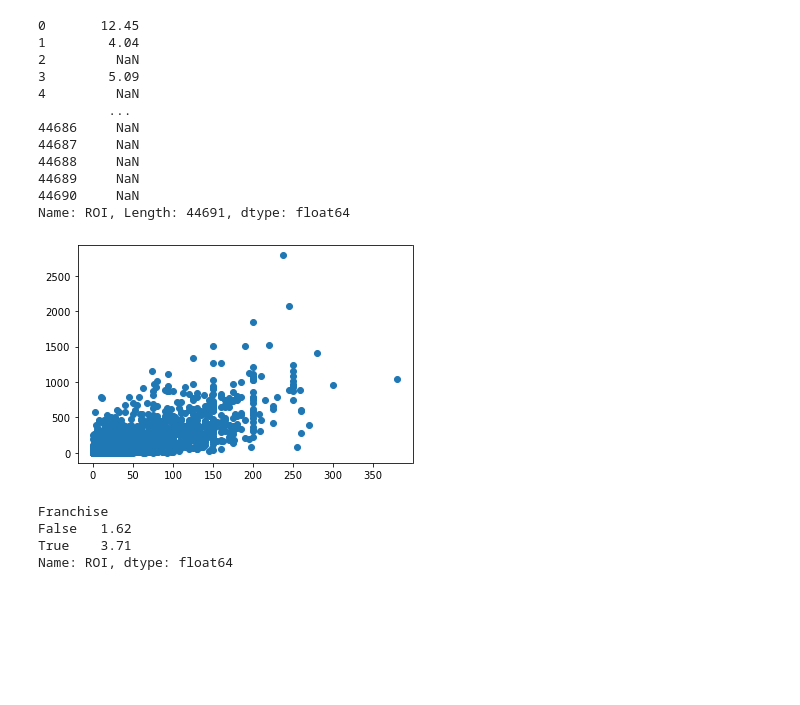
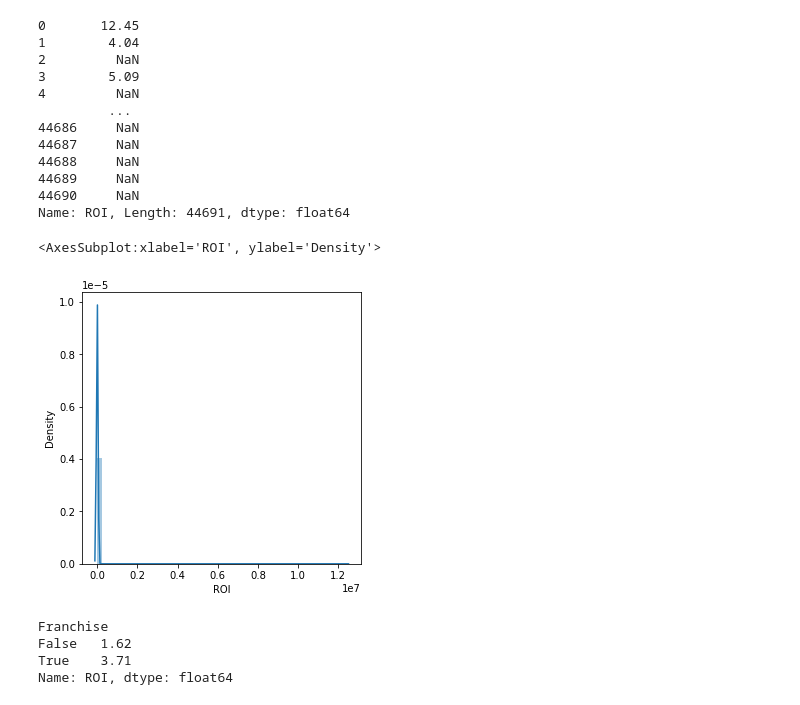
Before and after one commit to RochaErik/DS-MoviesProject, a Jupyter notebook: DS-MoviesProject.ipynb, the cells around one changed output. Cells and saved outputs as stored; diff of their text form; code cells hidden in the pictures; blank space fills up the shorter version.

```diff
--- a/DS-MoviesProject.ipynb
+++ b/DS-MoviesProject.ipynb
@@ -649,11 +665,12 @@ df['ROI']
 44689     NaN
 44690     NaN
 Name: ROI, Length: 44691, dtype: float64
-# %%
-plt.scatter(df.budget_musd, df.revenue_musd)
-plt.show()
-# %% [output]
-[figure, removed]
+# %%
+plt.figure(figsize=(5,5))
+sns.distplot(df['ROI'])
+# %% [output]
+<AxesSubplot:xlabel='ROI', ylabel='Density'>
+[figure, added]
 # %%
 df.groupby('Franchise').ROI.median()
 # %% [output]
```
Also changed, not shown: parts of 16 cells of this notebook.
